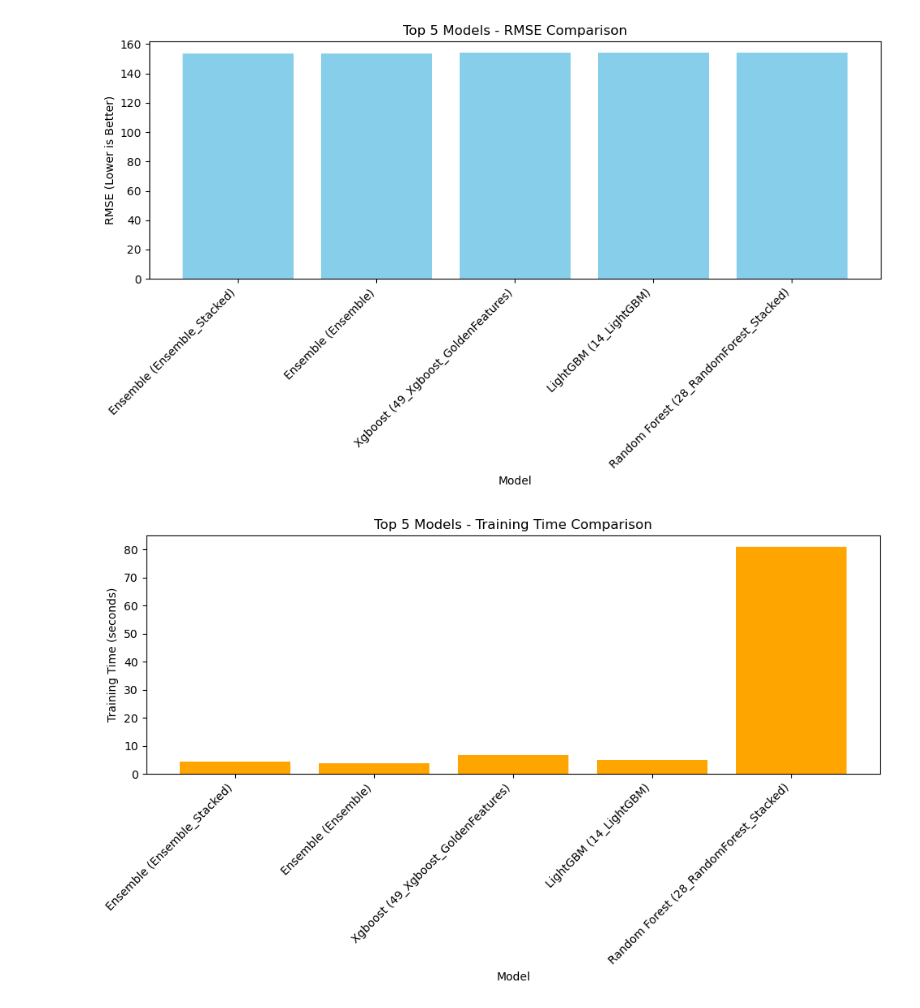
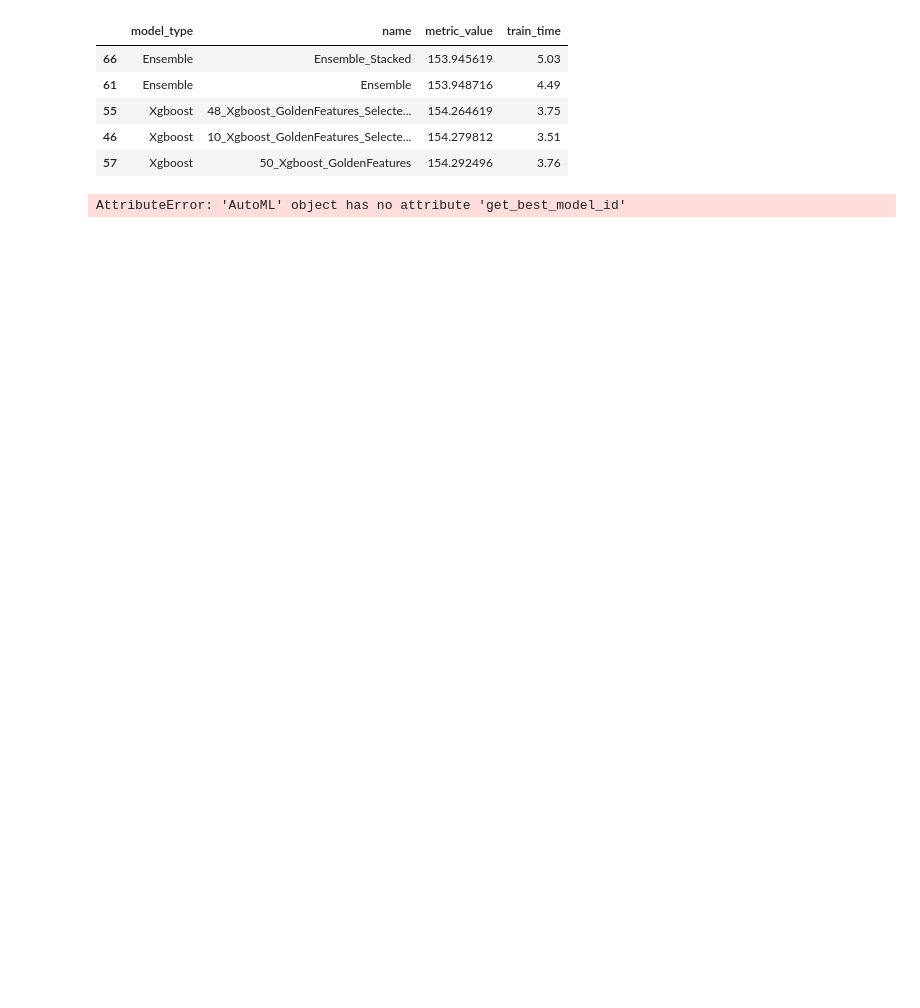
Before and after one commit to johnmelel/MLOps, a Jupyter notebook: Week 5 - Assignment 3/JM_Assignment_3_MLJAR.ipynb, the cells around one changed output. Drawn from its saved outputs; the diff is of its cells as text; code cells hidden in the pictures; blank space fills up the shorter version.

```diff
--- a/Week 5 - Assignment 3/JM_Assignment_3_MLJAR.ipynb
+++ b/Week 5 - Assignment 3/JM_Assignment_3_MLJAR.ipynb
@@ -56,7 +56,7 @@ X_train, X_test, y_train, y_test = train_test_split(X, y, test_size=0.2, random_
 # Create AutoML model
 automl_all = AutoML(
     mode="Compete",  # best for fast experiments
-    total_time_limit=600,  # 10 minutes total
+    total_time_limit=300,  # 5 minutes total
     eval_metric="rmse",
     algorithms=["Linear", "Random Forest", "Xgboost", "LightGBM", "Extra Trees"]
 )
@@ -125,29 +125,34 @@ Top Models (All Features) - Ordered by metric_value:
 # %%
-import matplotlib.pyplot as plt
-
-# Select top 5 models by metric_value (lowest RMSE is best)
 top_n = 5
+# Show top n models as a table
 top_models = leaderboard_all_sorted.nsmallest(top_n, "metric_value")
-
-# Bar plot for RMSE of top models
-plt.figure(figsize=(10, 6))
-plt.bar(top_models["model_type"] + " (" + top_models["name"] + ")", top_models["metric_value"], color='skyblue')
-plt.ylabel("RMSE (Lower is Better)")
-plt.xlabel("Model")
-plt.title(f"Top {top_n} Models - RMSE Comparison")
-plt.xticks(rotation=45, ha='right')
-plt.tight_layout()
-plt.show()
-
-# Bar plot for training time of top models
-plt.figure(figsize=(10, 6))
-plt.bar(top_models["model_type"] + " (" + top_models["name"] + ")", top_models["train_time"], color='orange')
-plt.ylabel("Training Time (seconds)")
-plt.xlabel("Model")
-plt.title(f"Top {top_n} Models - Training Time Comparison")
-plt.xticks(rotation=45, ha='right')
-plt.tight_layout()
-plt.show()
+top_models[["model_type", "name", "metric_value", "train_time"]]
 # %% [output]
-[figure, removed]
-[figure, removed]
+|  | model_type | name | metric_value | train_time |
+| 66 | Ensemble | Ensemble_Stacked | 153.945619 | 5.03 |
+| 61 | Ensemble | Ensemble | 153.948716 | 4.49 |
+| 55 | Xgboost | 48_Xgboost_GoldenFeatures_Selecte... | 154.264619 | 3.75 |
+| 46 | Xgboost | 10_Xgboost_GoldenFeatures_Selecte... | 154.279812 | 3.51 |
+| 57 | Xgboost | 50_Xgboost_GoldenFeatures | 154.292496 | 3.76 |
+# %%
+# Get best model ID from automl_all
+best_model_id = automl_all.get_best_model_id()
+model_info = automl_all.get_model_info(best_model_id)
+
+# Try different ways to access feature importance
+try:
+    # Method 1: Direct access to feature_importance in model_info
+    feature_imp = model_info.get('feature_importance')
+    if feature_imp and isinstance(feature_imp, list) and len(feature_imp) > 0:
+        top_feats = [f[0] for f in feature_imp[:3]]
+    else:
+        # Method 2: Fallback to all features if feature importance not available
+        top_feats = X_train.columns.tolist()[:3]
+except Exception as e:
+    print(f"Error accessing feature importance: {e}")
+    # Use all available features as fallback
+    top_feats = X_train.columns.tolist()[:3]
+
+print(f"Top 3 features: {top_feats}")
+# %% [output]
+AttributeError: 'AutoML' object has no attribute 'get_best_model_id'
```
Also changed, not shown: parts of 4 cells of this notebook, 2 other files.
